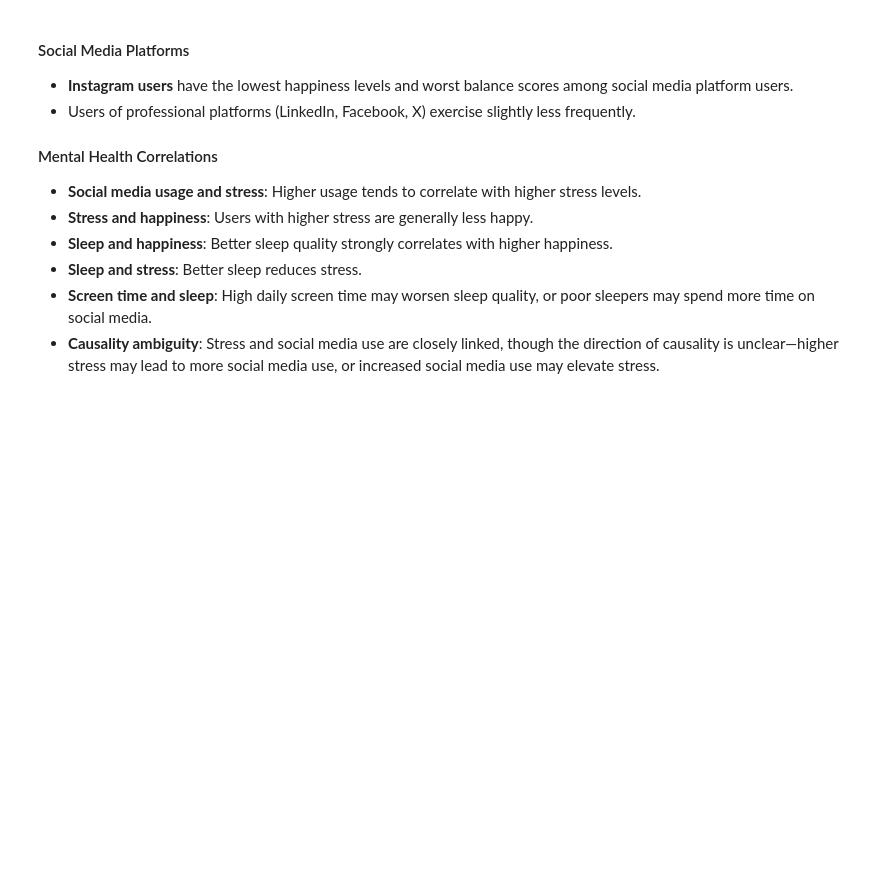
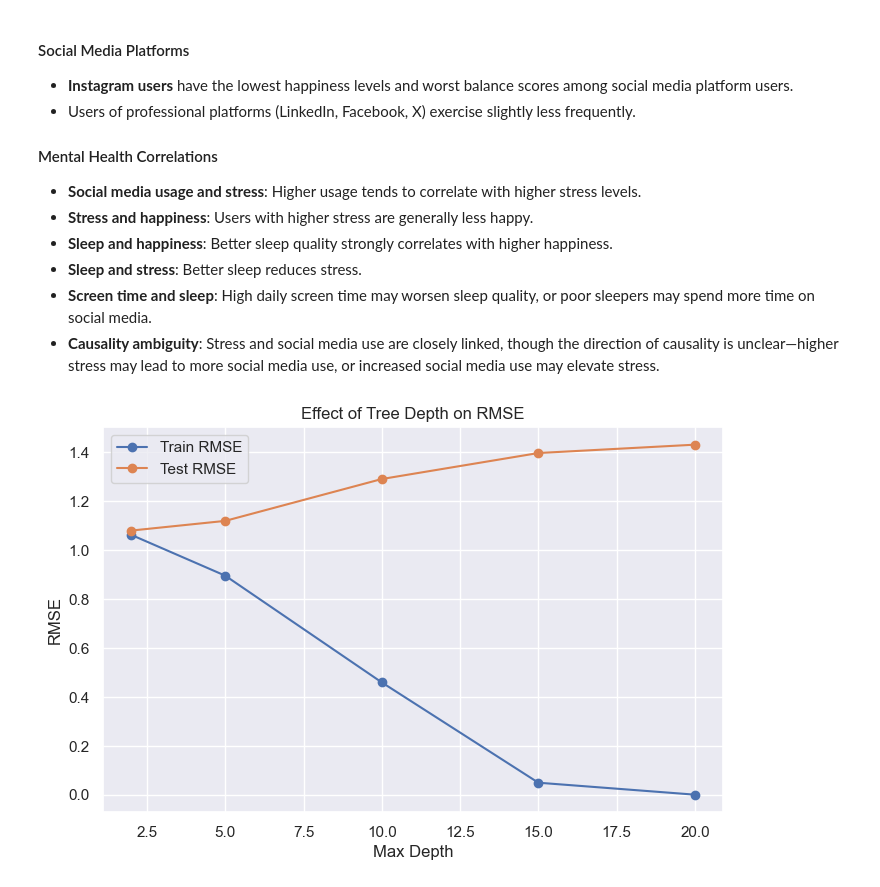
Before and after one commit to vdafeider/data_analysis_social_media_vs_mental_health, a Jupyter notebook: da_social_media_stress.ipynb, the cells around one changed output. Cells and saved outputs as stored; diff of their text form; code cells hidden in the pictures; blank space fills up the shorter version.

```diff
--- a/da_social_media_stress.ipynb
+++ b/da_social_media_stress.ipynb
@@ -1429,3 +1440,50 @@ demo.launch(inline=False)
 - **Sleep and stress**: Better sleep reduces stress.
 - **Screen time and sleep**: High daily screen time may worsen sleep quality, or poor sleepers may spend more time on social media.
 - **Causality ambiguity**: Stress and social media use are closely linked, though the direction of causality is unclear—higher stress may lead to more social media use, or increased social media use may elevate stress.
+# %%
+import matplotlib.pyplot as plt
+from sklearn.metrics import mean_squared_error
+from sklearn.tree import DecisionTreeRegressor
+
+# Вибір глибин
+depths = [2, 5, 10, 15, 20]
+rmse_train = []
+rmse_test = []
+
+for d in depths:
+    # Створюємо дерево
+    model = DecisionTreeRegressor(
+        max_depth=d,
+        min_samples_split=2,
+        min_samples_leaf=1,
+        random_state=42
+    )
+
+    # Pipeline з твоїм preprocessor та Winsorizer
+    pipeline = Pipeline([
+        ("winsor", winsorizer),
+        ("preprocess", preprocessor),
+        ("model", model)
+    ])
+
+    pipeline.fit(X_train, y_train)
+
+    # Прогноз на train і test
+    y_train_pred = pipeline.predict(X_train)
+    y_test_pred = pipeline.predict(X_test)
+
+    # RMSE для train та test
+    rmse_train.append(np.sqrt(mean_squared_error(y_train, y_train_pred)))
+    rmse_test.append(np.sqrt(mean_squared_error(y_test, y_test_pred)))
+
+# Побудова графіка
+plt.figure(figsize=(8,5))
+plt.plot(depths, rmse_train, marker='o', label='Train RMSE')
+plt.plot(depths, rmse_test, marker='o', label='Test RMSE')
+plt.xlabel("Max Depth")
+plt.ylabel("RMSE")
+plt.title("Effect of Tree Depth on RMSE")
+plt.legend()
+plt.show()
+# %% [output]
+[figure, added]
```
Also changed, not shown: parts of 2 cells of this notebook.
